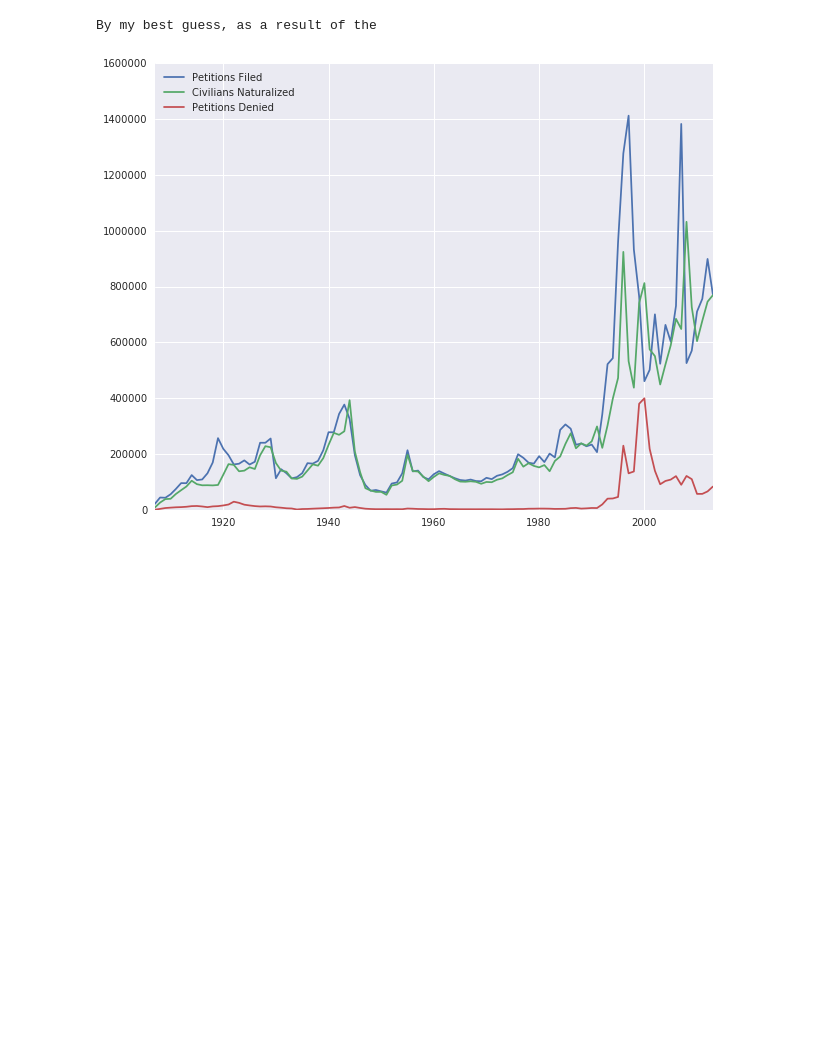
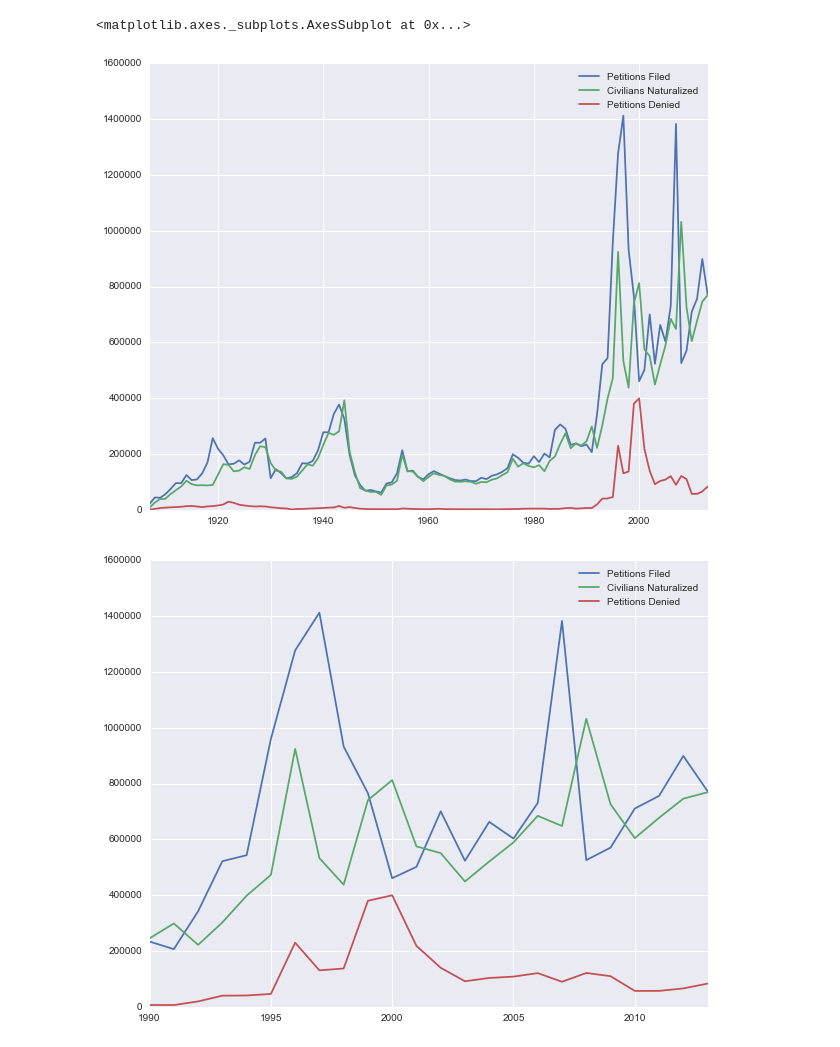
Before and after one commit to flymperopoulos/US-Immigration, a Jupyter notebook: Data/exploration.ipynb, the cells around one changed output. Cells and saved outputs as stored; diff of their text form; code cells hidden in the pictures; blank space fills up the shorter version.

```diff
--- a/Data/exploration.ipynb
+++ b/Data/exploration.ipynb
@@ -18,10 +18,10 @@ removed = pd.read_csv('removed.csv', index_col=0)
 # %%
 # immigration['Immigrants'][1:].plot()
 naturalization[['Petitions Filed', 'Civilians Naturalized', 'Petitions Denied']].plot()
-plt.plot()
-print 'By my best guess, as a result of the'
+naturalization[['Petitions Filed', 'Civilians Naturalized', 'Petitions Denied']].loc[1990:2013].plot()
 # %% [output]
-By my best guess, as a result of the
+<matplotlib.axes._subplots.AxesSubplot at 0x...>
-[figure, old version]
+[figure, new version]
+[figure, added]
 # %%
 df = pd.concat([lpr, refugees, apprehended], axis=1)
```
Also changed, not shown: parts of 7 cells of this notebook, 1 other file.
